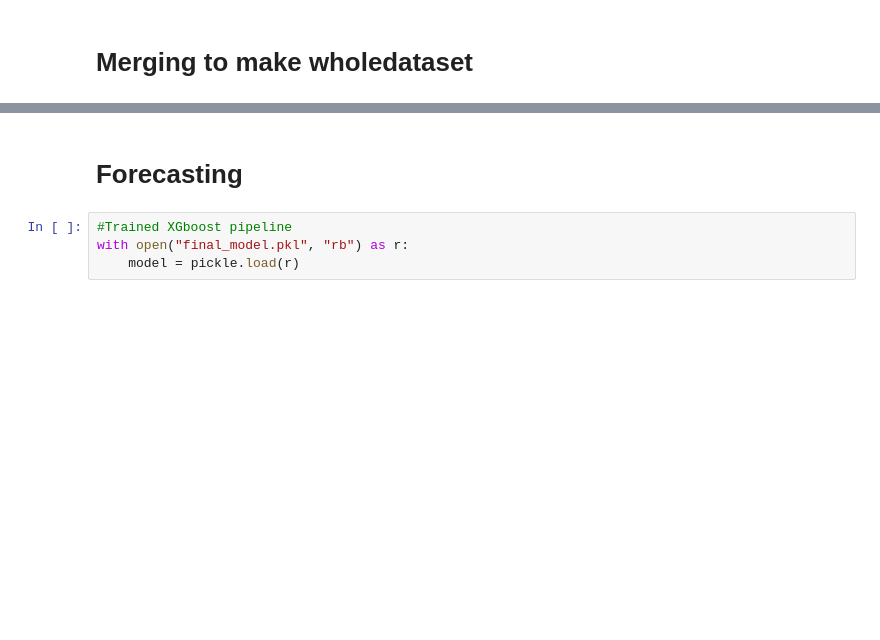
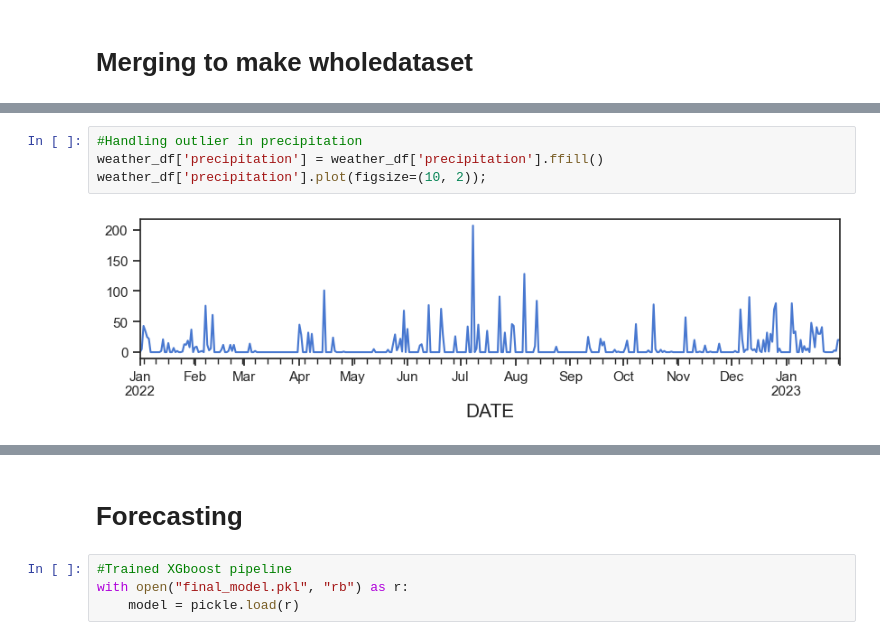
Before and after one commit to OmdenaAI/warsaw-poland-chapter-air-pollution, a Jupyter notebook: src/tasks/task-4-modeling/Joseph Antony_Modelling/4. Forecasting.ipynb, the cells around one changed output, grey strips where cells are left out. Saved outputs shown, nothing was run; the diff lists cells and outputs as text; blank space fills up the shorter version.

```diff
--- a/src/tasks/task-4-modeling/Joseph Antony_Modelling/4. Forecasting.ipynb
+++ b/src/tasks/task-4-modeling/Joseph Antony_Modelling/4. Forecasting.ipynb
@@ -140,0 +182,6 @@ warsaw_df=full_future_df.query("powiat_voivod=='powiat warszawa, mazowieckie'")
+# %%
+#Handling outlier in precipitation
+weather_df['precipitation'] = weather_df['precipitation'].ffill()
+weather_df['precipitation'].plot(figsize=(10, 2));
+# %% [output]
+[figure, added]
```
Also changed, not shown: parts of 51 cells of this notebook, 1 other file.
